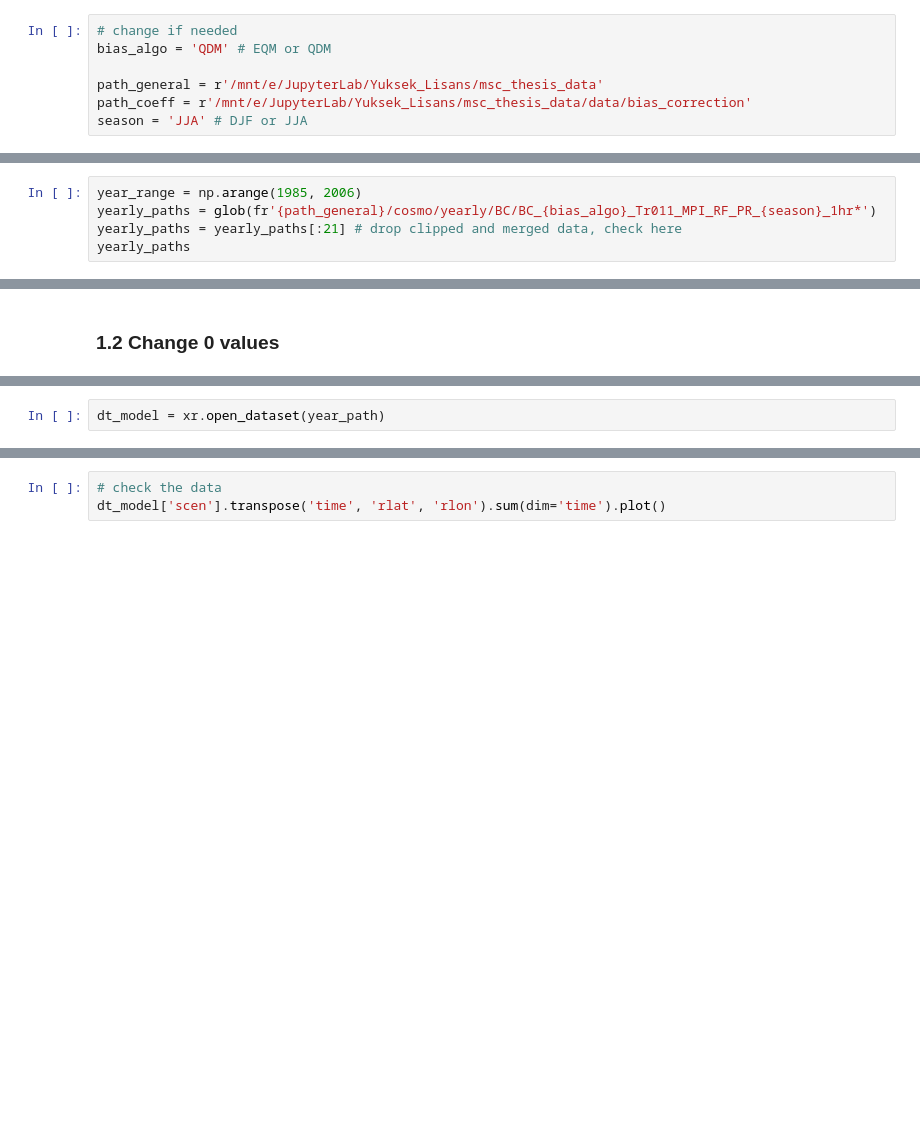
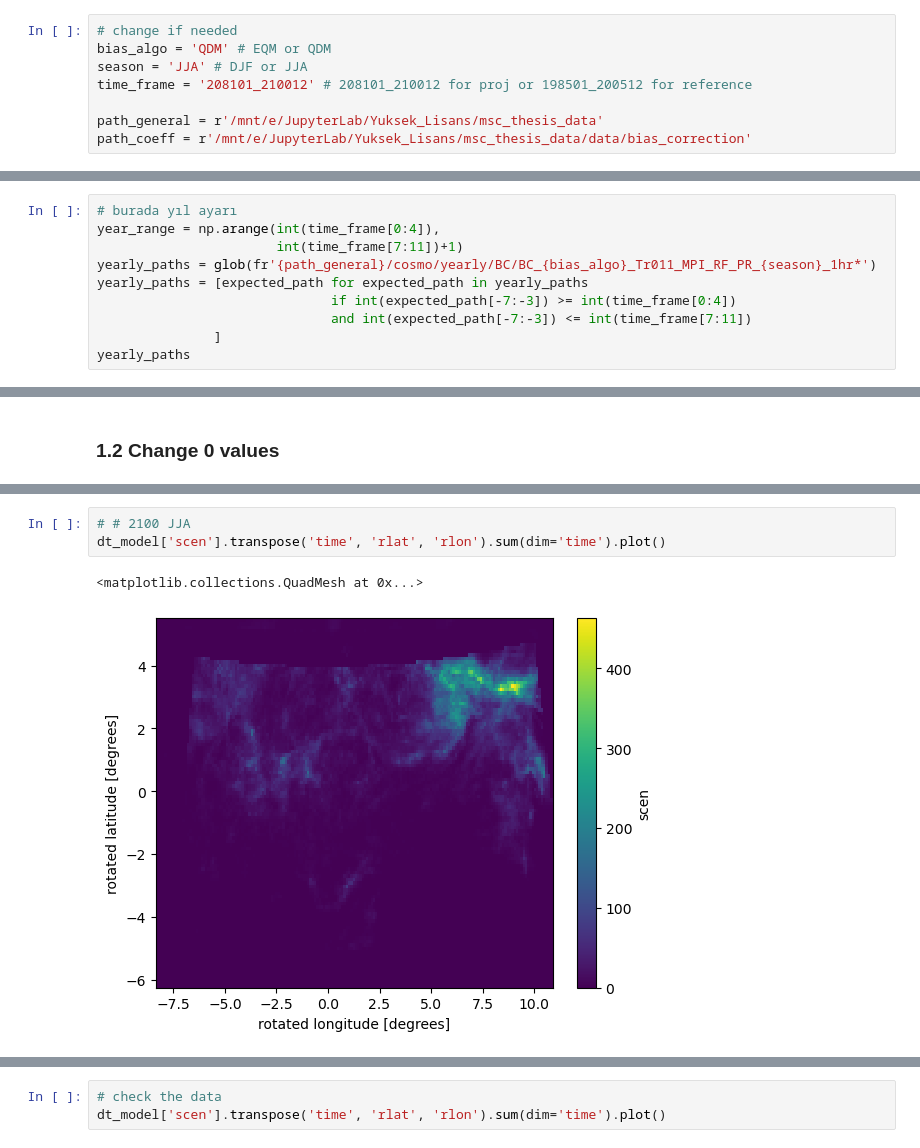
Before and after one commit to donmezkutay/msc-thesis-codes, a Jupyter notebook: bias_correction3_modify_nodata_values.ipynb, the cells around one changed output, grey strips where cells are left out. Saved outputs shown, nothing was run; the diff lists cells and outputs as text; blank space fills up the shorter version.

Commit message:
#update with new projection data including 2100

```diff
--- a/bias_correction3_modify_nodata_values.ipynb
+++ b/bias_correction3_modify_nodata_values.ipynb
@@ -22,15 +25,21 @@ import utils
 # %%
 # change if needed
 bias_algo = 'QDM' # EQM or QDM
+season = 'JJA' # DJF or JJA
+time_frame = '208101_210012' # 208101_210012 for proj or 198501_200512 for reference
 
 path_general = r'/mnt/e/JupyterLab/Yuksek_Lisans/msc_thesis_data'
 path_coeff = r'/mnt/e/JupyterLab/Yuksek_Lisans/msc_thesis_data/data/bias_correction'
-season = 'JJA' # DJF or JJA
 # %% [markdown]
 ### 1.1 Model
 # %%
-year_range = np.arange(1985, 2006)
+# burada yıl ayarı
+year_range = np.arange(int(time_frame[0:4]),
+                       int(time_frame[7:11])+1)
 yearly_paths = glob(fr'{path_general}/cosmo/yearly/BC/BC_{bias_algo}_Tr011_MPI_RF_PR_{season}_1hr*')
-yearly_paths = yearly_paths[:21] # drop clipped and merged data, check here
+yearly_paths = [expected_path for expected_path in yearly_paths
+                              if int(expected_path[-7:-3]) >= int(time_frame[0:4])
+                              and int(expected_path[-7:-3]) <= int(time_frame[7:11])
+               ]
 yearly_paths
 # %% [output]
@@ -93,3 +105,7 @@ data open
-# %%
-dt_model = xr.open_dataset(year_path)
+# %%
+# # 2100 JJA
+dt_model['scen'].transpose('time', 'rlat', 'rlon').sum(dim='time').plot()
+# %% [output]
+<matplotlib.collections.QuadMesh at 0x...>
+[figure, added]
 # %%
```
Also changed, not shown: parts of 4 cells of this notebook, 4 other files.
